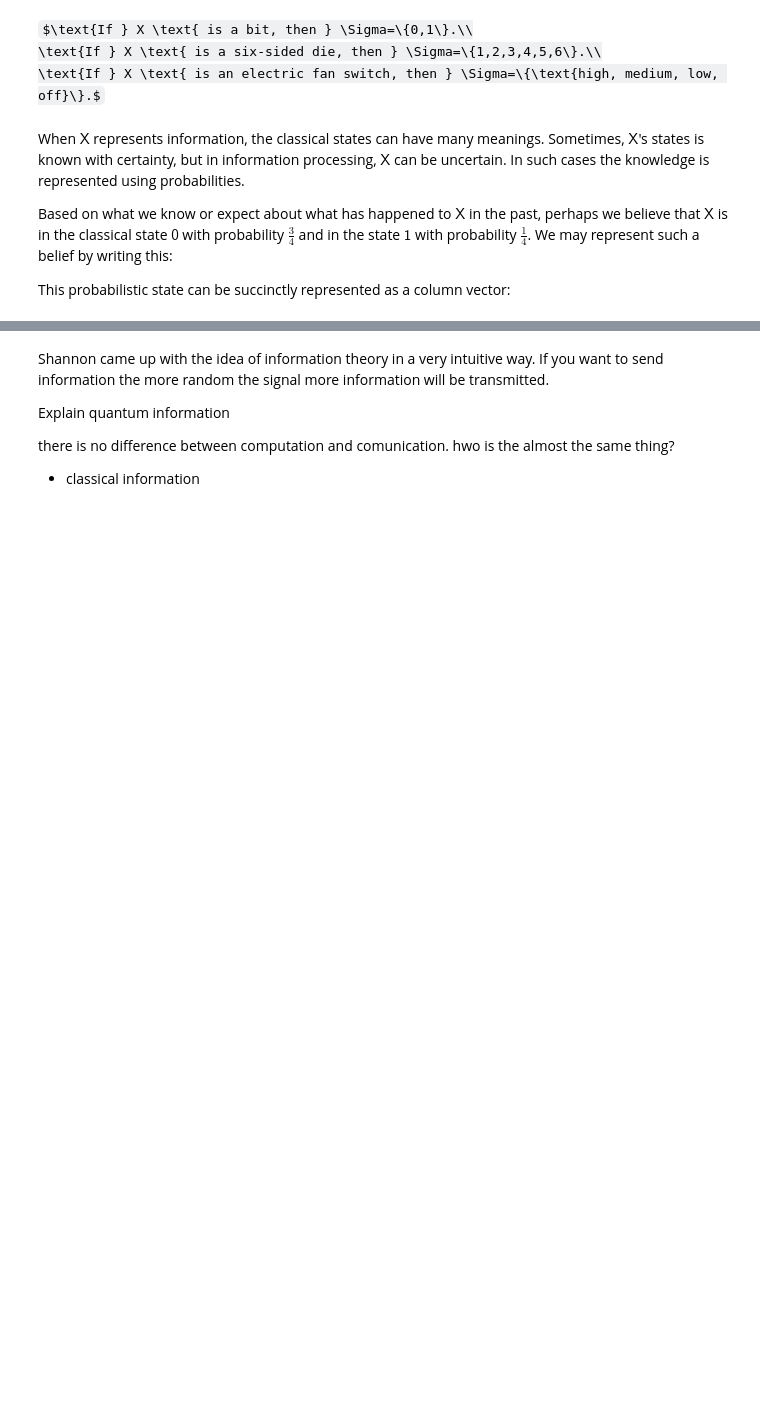
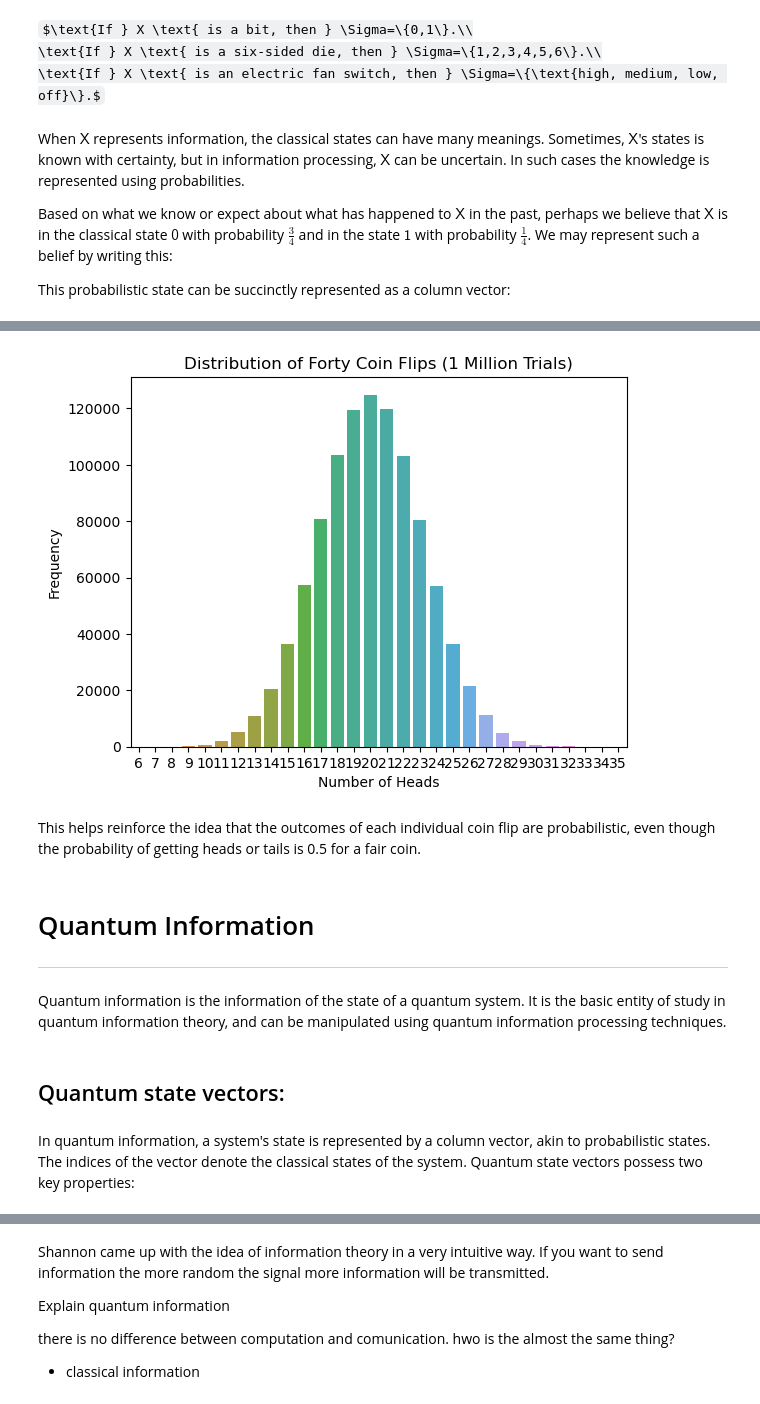
Before and after one commit to rodAlm08/emerging_tech_repo, a Jupyter notebook: project.ipynb, the cells around one changed output, grey strips where cells are left out. Saved outputs shown, nothing was run; the diff lists cells and outputs as text; code cells hidden in the pictures; some formulas as TeX source; blank space fills up the shorter version.

Commit message:
Classical computers explained and started Quantum information

```diff
--- a/project.ipynb
+++ b/project.ipynb
@@ -24,0 +97,19 @@ $\text{Pr}(X=1) = \frac{1}{4}$
+# %%
+sns.countplot(x=np.random.binomial(40, 0.5, 1000000));
+plt.xlabel("Number of Heads")
+plt.ylabel("Frequency")
+plt.title("Distribution of Forty Coin Flips (1 Million Trials)")
+plt.show()
+# %% [output]
+[figure, added]
+# %% [markdown]
+This helps reinforce the idea that the outcomes of each individual coin flip are probabilistic, even though the probability of getting heads or tails is 0.5 for a fair coin.
+# %% [markdown]
+# Quantum Information
+***
+# %% [markdown]
+Quantum information is the information of the state of a quantum system. It is the basic entity of study in quantum information theory, and can be manipulated using quantum information processing techniques.
+# %% [markdown]
+## Quantum state vectors:
+# %% [markdown]
+In quantum information, a system's state is represented by a column vector, akin to probabilistic states. The indices of the vector denote the classical states of the system. Quantum state vectors possess two key properties:
```
Also changed, not shown: parts of 26 cells of this notebook, 1 other file.
